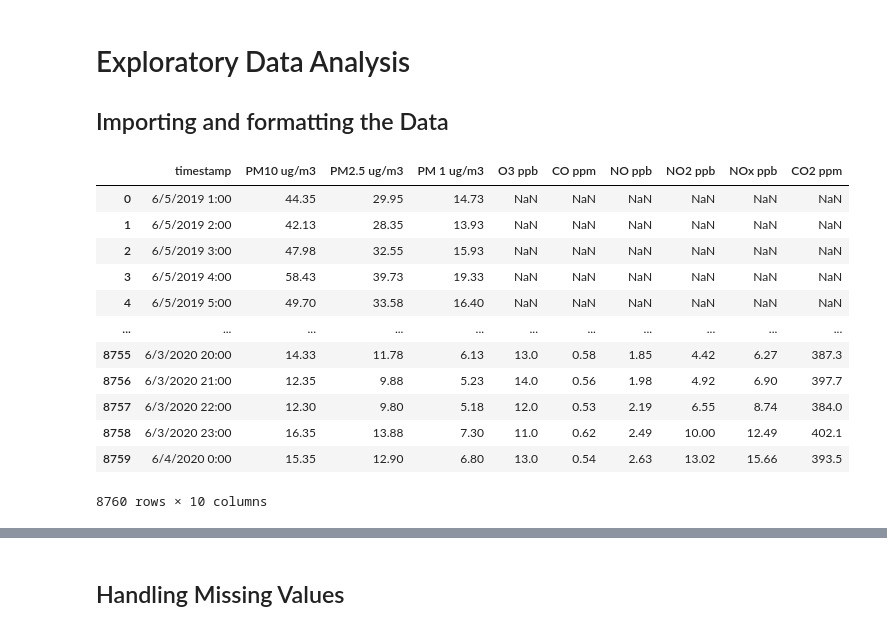
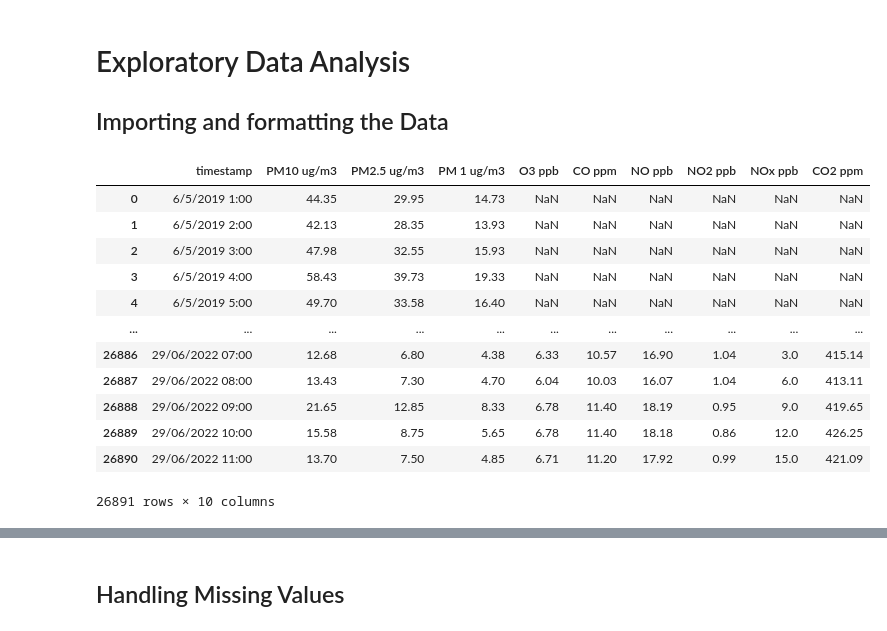
Before and after one commit to sid56rajawat/AQI-Monitoring-and-Prediction, a Jupyter notebook: EDA.ipynb, the cells around one changed output, grey strips where cells are left out. Saved outputs shown, nothing was run; the diff lists cells and outputs as text; code cells hidden in the pictures.

```diff
--- a/EDA.ipynb
+++ b/EDA.ipynb
@@ -5,27 +5,27 @@
 # %%
 # Importing the secessary libraries
 import pandas as pd
 import matplotlib.pyplot as plt
 import seaborn as sns
 
 # Loading the csv file into pandas dataframe
-hours = 8760
-df = pd.read_csv("./AQI_data.csv",nrows=hours)
+df = pd.read_csv("./AQI_data.csv")
+df_size = len(df)
 df
 # %% [output]
 |  | timestamp | PM10 ug/m3 | PM2.5 ug/m3 | PM 1 ug/m3 | O3 ppb | CO ppm | NO ppb | NO2 ppb | NOx ppb | CO2 ppm |
 | 0 | 6/5/2019 1:00 | 44.35 | 29.95 | 14.73 | NaN | NaN | NaN | NaN | NaN | NaN |
 | 1 | 6/5/2019 2:00 | 42.13 | 28.35 | 13.93 | NaN | NaN | NaN | NaN | NaN | NaN |
 | 2 | 6/5/2019 3:00 | 47.98 | 32.55 | 15.93 | NaN | NaN | NaN | NaN | NaN | NaN |
 | 3 | 6/5/2019 4:00 | 58.43 | 39.73 | 19.33 | NaN | NaN | NaN | NaN | NaN | NaN |
 | 4 | 6/5/2019 5:00 | 49.70 | 33.58 | 16.40 | NaN | NaN | NaN | NaN | NaN | NaN |
 | ... | ... | ... | ... | ... | ... | ... | ... | ... | ... | ... |
-| 8755 | 6/3/2020 20:00 | 14.33 | 11.78 | 6.13 | 13.0 | 0.58 | 1.85 | 4.42 | 6.27 | 387.3 |
-| 8756 | 6/3/2020 21:00 | 12.35 | 9.88 | 5.23 | 14.0 | 0.56 | 1.98 | 4.92 | 6.90 | 397.7 |
-| 8757 | 6/3/2020 22:00 | 12.30 | 9.80 | 5.18 | 12.0 | 0.53 | 2.19 | 6.55 | 8.74 | 384.0 |
-| 8758 | 6/3/2020 23:00 | 16.35 | 13.88 | 7.30 | 11.0 | 0.62 | 2.49 | 10.00 | 12.49 | 402.1 |
-| 8759 | 6/4/2020 0:00 | 15.35 | 12.90 | 6.80 | 13.0 | 0.54 | 2.63 | 13.02 | 15.66 | 393.5 |
+| 26886 | 29/06/2022 07:00 | 12.68 | 6.80 | 4.38 | 6.33 | 10.57 | 16.90 | 1.04 | 3.0 | 415.14 |
+| 26887 | 29/06/2022 08:00 | 13.43 | 7.30 | 4.70 | 6.04 | 10.03 | 16.07 | 1.04 | 6.0 | 413.11 |
+| 26888 | 29/06/2022 09:00 | 21.65 | 12.85 | 8.33 | 6.78 | 11.40 | 18.19 | 0.95 | 9.0 | 419.65 |
+| 26889 | 29/06/2022 10:00 | 15.58 | 8.75 | 5.65 | 6.78 | 11.40 | 18.18 | 0.86 | 12.0 | 426.25 |
+| 26890 | 29/06/2022 11:00 | 13.70 | 7.50 | 4.85 | 6.71 | 11.20 | 17.92 | 0.99 | 15.0 | 421.09 |
-8760 rows × 10 columns
+26891 rows × 10 columns
 # %%
 # Converting timestamp column to a datetime data type
 df['timestamp'] = pd.to_datetime(df['timestamp'])
```
Also changed, not shown: parts of 7 cells of this notebook.
